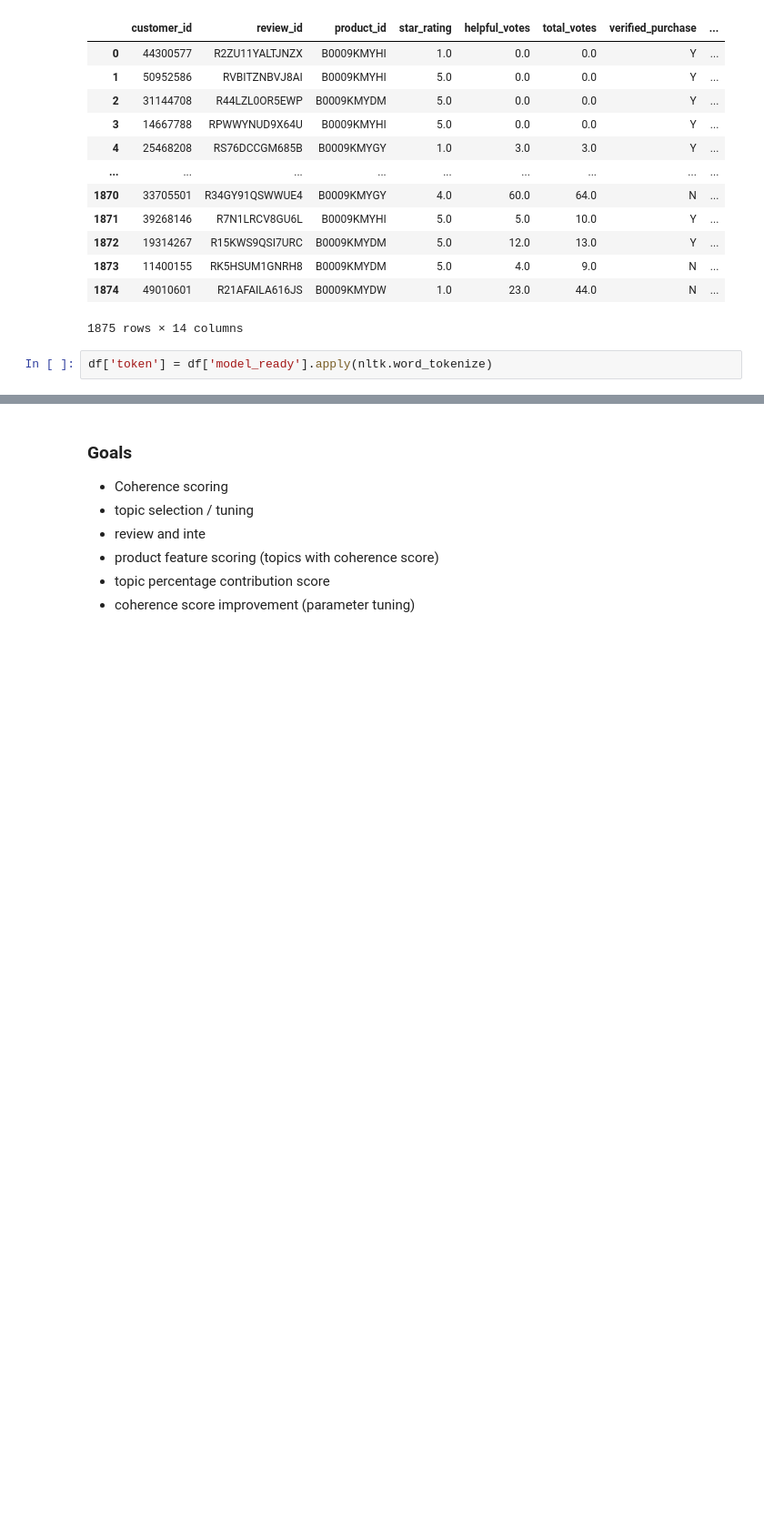
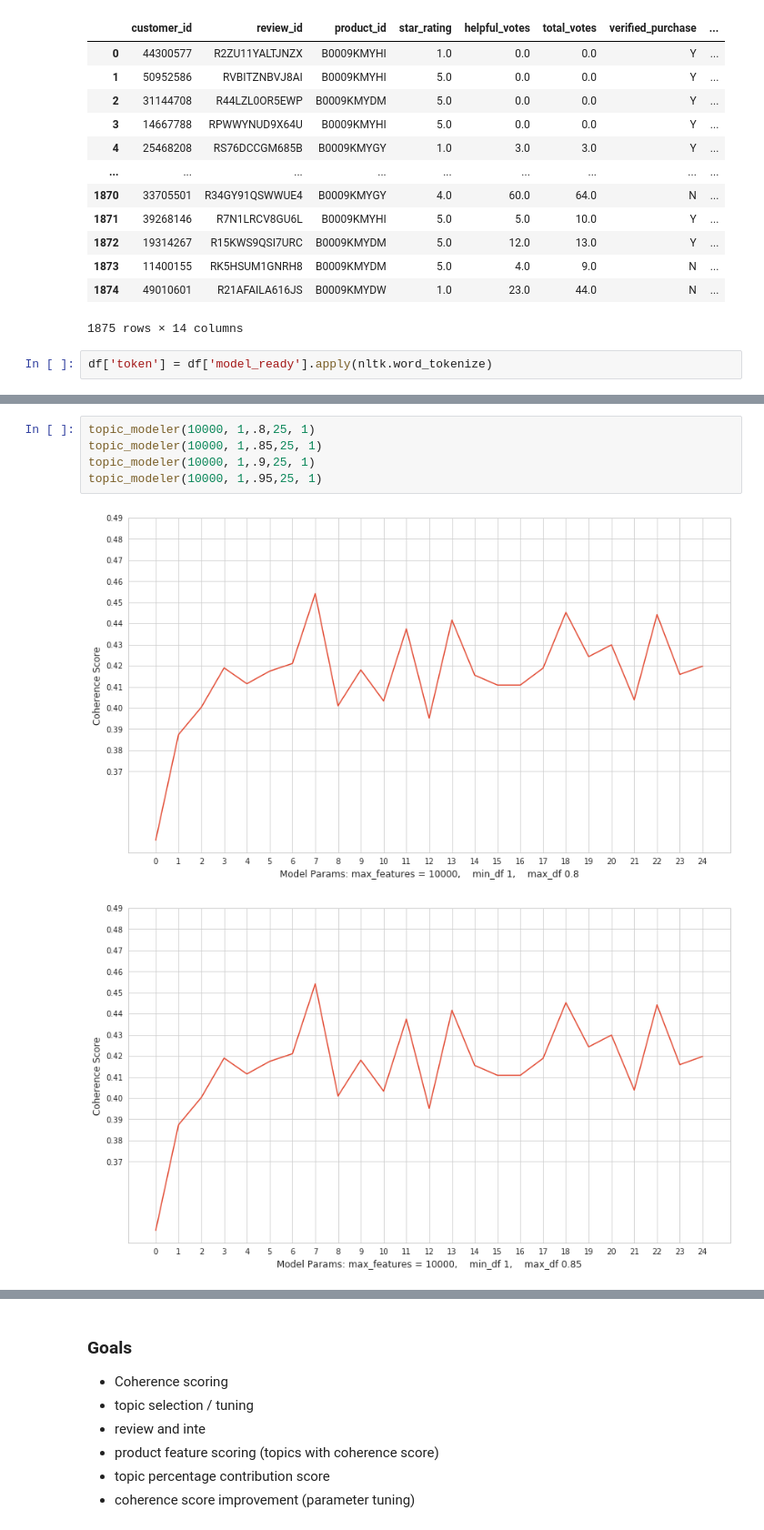
Before and after one commit to GrilledJeez/amazon_product_feature_analysis, a Jupyter notebook: topic_count_selection.ipynb, the cells around one changed output, grey strips where cells are left out. Shown at 91% size. Saved outputs shown, nothing was run; the diff lists cells and outputs as text; blank space fills up the shorter version.

```diff
--- a/topic_count_selection.ipynb
+++ b/topic_count_selection.ipynb
@@ -279,0 +320,8 @@ def topic_modeler(max_features=5000, min_df=2, max_df=.85, topic_max = 20, topic
+# %%
+topic_modeler(10000, 1,.8,25, 1)
+topic_modeler(10000, 1,.85,25, 1)
+topic_modeler(10000, 1,.9,25, 1)
+topic_modeler(10000, 1,.95,25, 1)
+# %% [output]
+[figure, added]
+[figure, added]
```
Also changed, not shown: parts of 11 cells of this notebook, 1 other file.
